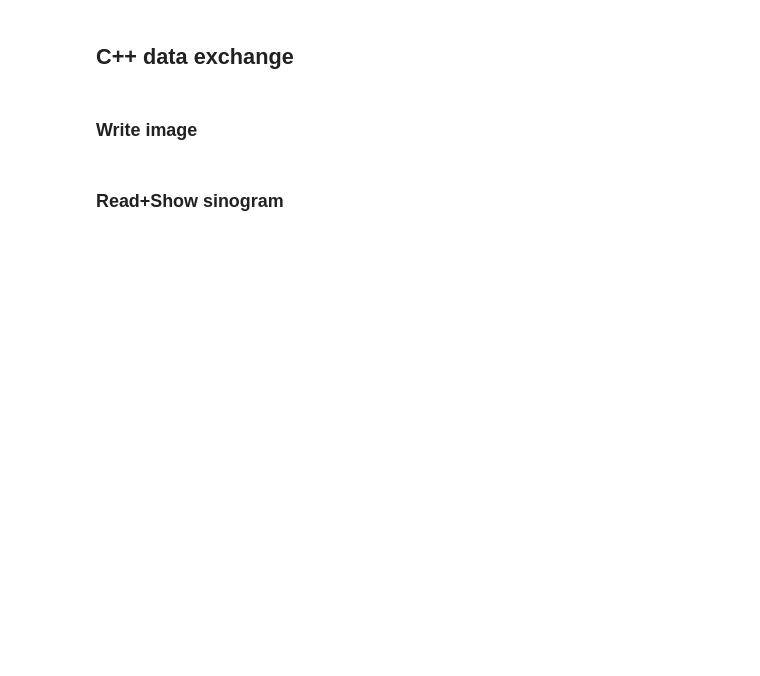
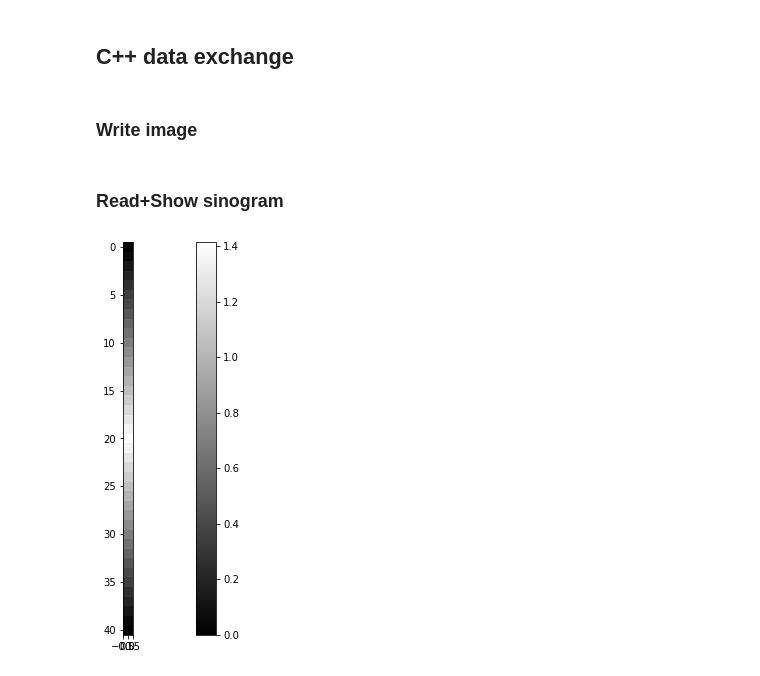
Before and after one commit to AlexanderAuras/radon, a Jupyter notebook: mnist_examples.ipynb, the cells around one changed output. Cells and saved outputs as stored; diff of their text form; code cells hidden in the pictures; blank space fills up the shorter version.

```diff
--- a/mnist_examples.ipynb
+++ b/mnist_examples.ipynb
@@ -258,20 +216,22 @@ plt.show()
 # %% [markdown]
 ### Write image
 # %%
-img = next(iter(torchvision.datasets.MNIST("/data/datasets", True, torchvision.transforms.Compose([torchvision.transforms.ToTensor()]))))[0].unsqueeze(0)
-bytes = io.BytesIO()
-torch.save(img, bytes)
+_img = next(iter(torchvision.datasets.MNIST("/data/datasets", True, torchvision.transforms.Compose([torchvision.transforms.ToTensor()]))))[0].unsqueeze(0)
+_bytes = io.BytesIO()
+torch.save(_img, _bytes)
 with open("img.pt", "wb") as file:
-    file.write(bytes.getbuffer())
-%reset
+    file.write(_bytes.getbuffer())
+%reset_selective -f \b_.*
 # %% [markdown]
 ### Read+Show sinogram
 # %%
 with open("sino.pt", "rb") as file:
-    sino = torch.load(file)[0,0].detach().to("cpu")
+    _sino = torch.load(file)[0,0].detach().to("cpu")
     plt.figure(figsize=(18,6))
-    plt.imshow(sino.mT, cmap="gray")
+    plt.imshow(_sino.mT, cmap="gray")
     plt.colorbar()
     plt.tight_layout()
     plt.show()
-%reset
+%reset_selective -f \b_.*
+# %% [output]
+[figure, added]
```
Also changed, not shown: parts of 6 cells of this notebook, 5 other files.
